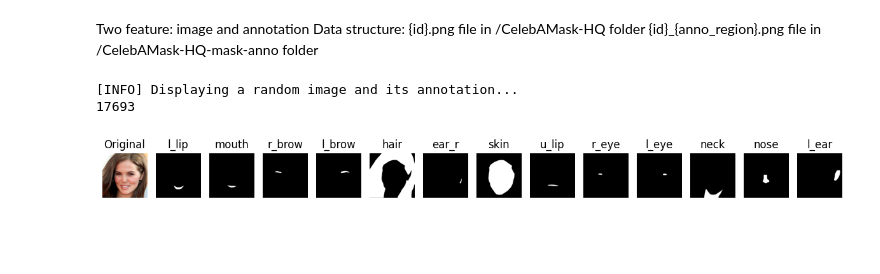
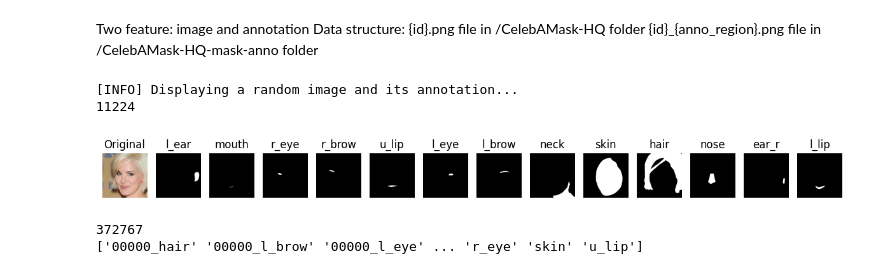
Before and after one commit to v-xchen-v/cv_huggingface_collection, a Jupyter notebook: dataset/celebamask_hq/minimal_example_of_dataset_viewer.ipynb, the cells around one changed output. Drawn from its saved outputs; the diff is of its cells as text; code cells hidden in the pictures; blank space fills up the shorter version.

Commit message:
list attributes

```diff
--- a/dataset/celebamask_hq/minimal_example_of_dataset_viewer.ipynb
+++ b/dataset/celebamask_hq/minimal_example_of_dataset_viewer.ipynb
@@ -30,36 +31,45 @@ def find_annotation_path(id):
     return paths
 
 def get_anno_attribute(anno_image_path):
-    return anno_image_path.split(os.path.sep)[-1].split('.')[0].replace(f'{id}_', '')
+    filename = anno_image_path.split(os.path.sep)[-1].split('.')[0]
+    return '_'.join(filename.split('_')[1:])
+    # return anno_image_path.split(os.path.sep)[-1].split('.')[0].replace(f'{id}_', '')
 
 def list_anno_attributes(id):
     paths = find_annotation_path(id)
     return [get_anno_attribute(path) for path in paths]
 
 print(id)
 image = Image.open(images_path[index])
 annotation_images_path = find_annotation_path(id)
 
 # Plot the original image and the annotations
 plt.figure(figsize=(15, 5))
 for plot_index in range(len(annotation_images_path)+1):
     if plot_index == 0:
         # If plot index is 0 display the original image
         plot_image = image
         title = "Original"
     else:
         # Else plot the annotation maps
         # plot_image = annotation[..., plot_index - 1]
         plot_image = Image.open(annotation_images_path[plot_index-1])
         title = get_anno_attribute(annotation_images_path[plot_index-1])
         # title = ["Class Map (R)", "Instance Map (G)"][plot_index - 1]
 
     # Plot the image
     plt.subplot(1, len(annotation_images_path)+1, plot_index + 1)
     plt.imshow(plot_image)
     plt.title(title)
     plt.axis("off")
 # %% [output]
 [INFO] Displaying a random image and its annotation...
-17693
+11224
-[figure, old version]
+[figure, new version]
+# %%
+labels = np.unique([get_anno_attribute(x) for x in annotations_path])
+print(len(labels))
+print(labels)
+# %% [output]
+372767
+['00000_hair' '00000_l_brow' '00000_l_eye' ... 'r_eye' 'skin' 'u_lip']
```
Also changed, not shown: parts of 1 cell of this notebook.
